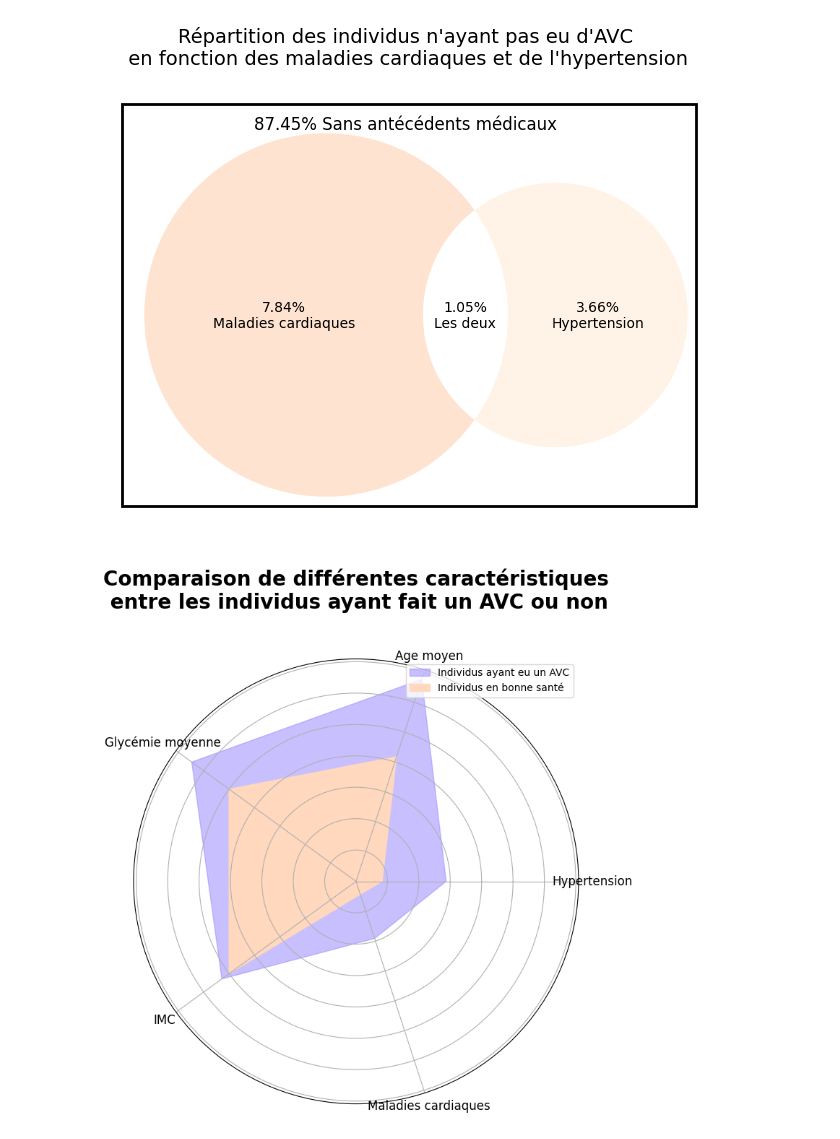
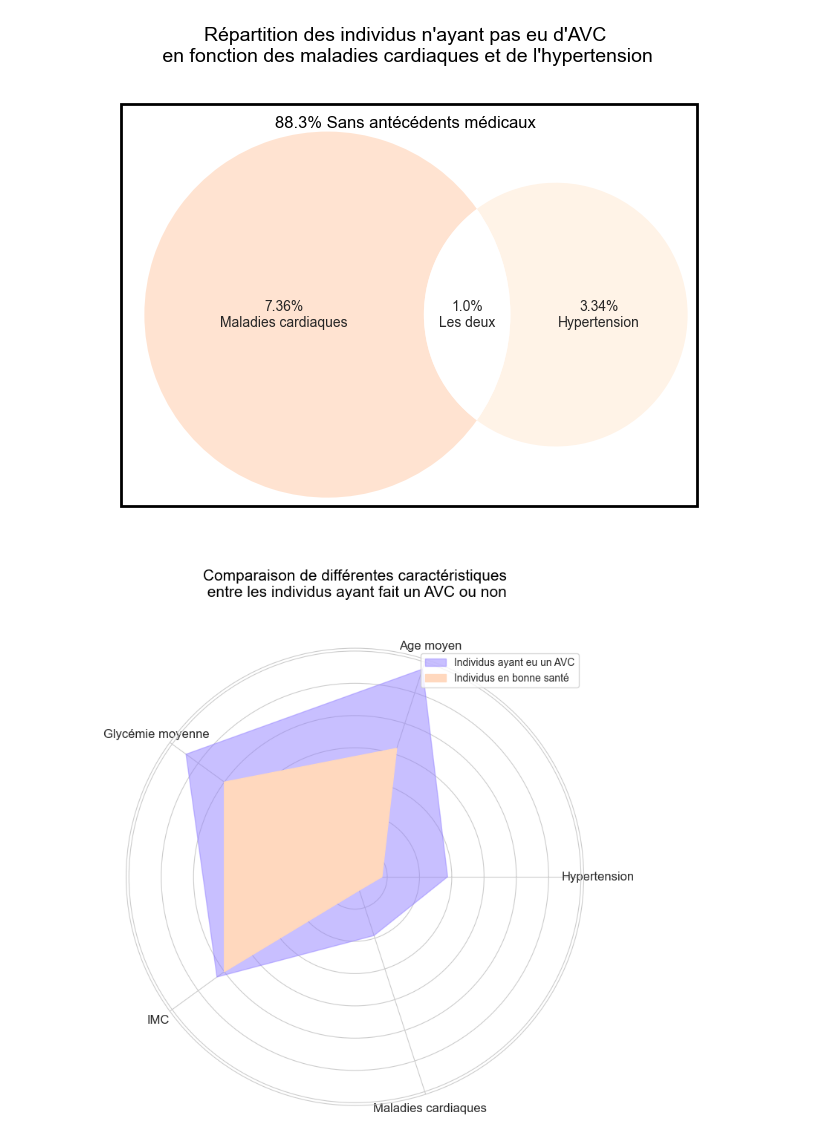
Before and after one commit to VpourVictor/DATA_Visualisation, a Jupyter notebook: Aymeric.ipynb, the cells around one changed output. Cells and saved outputs as stored; diff of their text form; code cells hidden in the pictures.

```diff
--- a/Aymeric.ipynb
+++ b/Aymeric.ipynb
@@ -6,7 +6,13 @@ df = pd.read_csv(data)
 # %%
 id = df[df["gender"] == "Other"].index
 df = df.drop(id)
-donnees_dupliquees = df.duplicated().any()
+
+# supprimer les lignes avec work_type = "Never_worked"
+id = df[df["work_type"] == "Never_worked"].index
+df = df.drop(id)
+
+# pour supprimer les NaN de bmi
+df = df.dropna(subset=['bmi'])
 # %%
 fig, ax = plt.subplots(1, 2, figsize=(10, 5))
 heart_diseases_stroke = df[df["stroke"] == 1]['heart_disease'].value_counts()
@@ -124,7 +121,7 @@ plt.text(0, 0.7, "Répartition des individus n'ayant pas eu d'AVC\n en fonction
 
 plt.show()
 # %% [output]
-[figure, old version]
+[figure, new version]
 # %%
 import numpy as np
 import matplotlib.pyplot as plt
@@ -154,32 +151,32 @@ num_categories = len(categories)
 angles = np.linspace(0, 2 * np.pi, num_categories, endpoint=False).tolist()
 
 # Compléter le graphique en fermant la boucle
 values1 += values1[:1]
 angles += angles[:1]
 
 values2 += values2[:1]
 
 # Créer la figure
 fig, ax = plt.subplots(figsize=(8, 8), subplot_kw=dict(polar=True))
 ax.fill(angles, values2, color="#9381FF", alpha=0.5, label='Individus ayant eu un AVC')
 
 # Ploter les données pour le premier radar
 ax.fill(angles, values1, color="#FFD8BE", alpha=1, label='Individus en bonne santé')
 
 # Ploter les données pour le deuxième radar
 
 # Ajouter les labels
 ax.set_yticklabels([])
 ax.set_xticks(angles[:-1])
 ax.set_xticklabels(categories, fontsize=12)
 
 # Afficher la légende
 plt.legend(loc='upper right')
 
 # Afficher le titre
-plt.title('Comparaison de différentes caractéristiques\n entre les individus ayant fait un AVC ou non', size=20, color='black', fontweight='bold', y=1.1)
+plt.title('Comparaison de différentes caractéristiques\n entre les individus ayant fait un AVC ou non', size=15, color='black', y=1.1)
 
 # Afficher le graphique
 plt.show()
 # %% [output]
-[figure, old version]
+[figure, new version]
```
Also changed, not shown: parts of 5 cells of this notebook, 1 other file.
